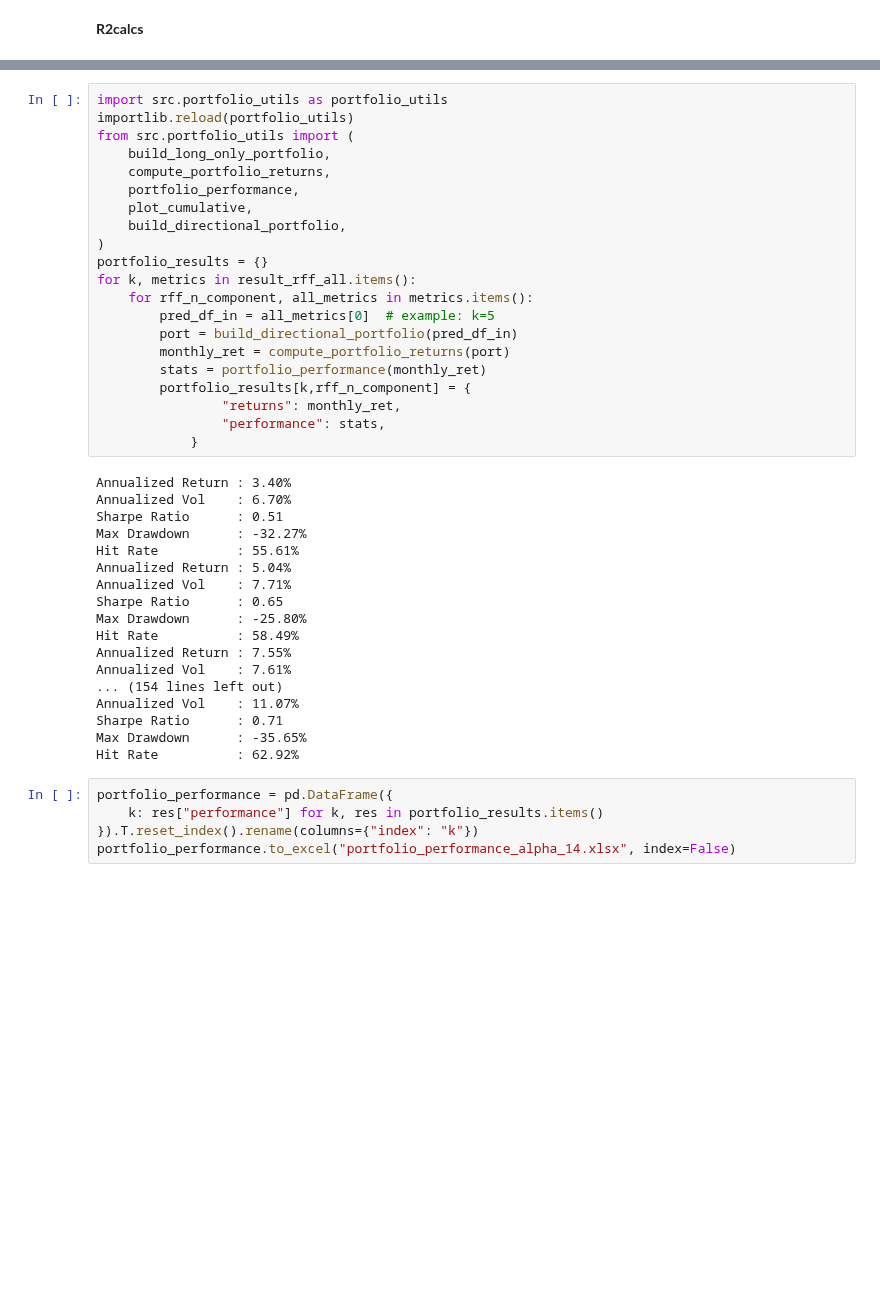
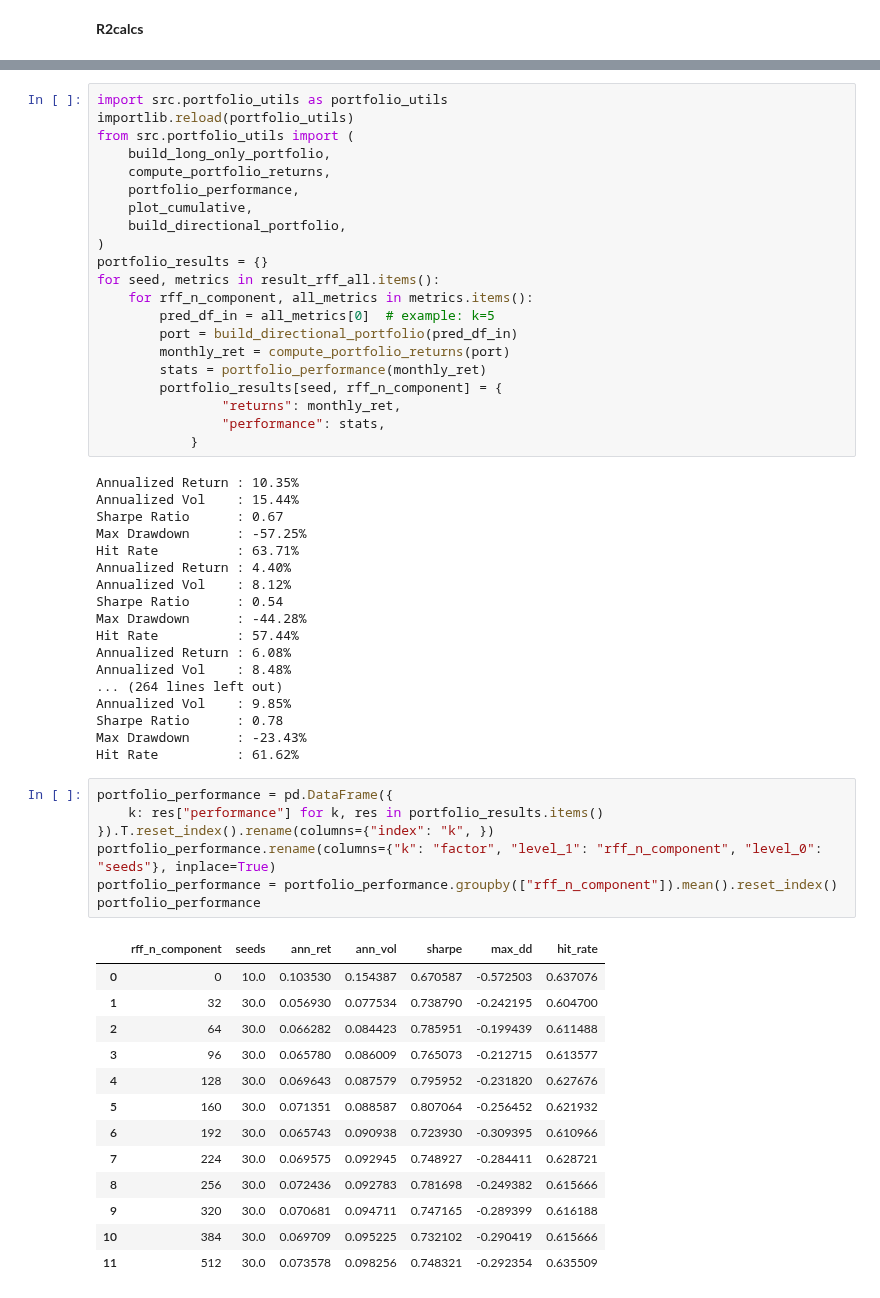
Before and after one commit to arshdeep11112000/TheVirtueOfComplexity_PaperReplication_Experimentation-master, a Jupyter notebook: notebooks/expermint_ppp.ipynb, the cells around one changed output, grey strips where cells are left out. Drawn from its saved outputs; the diff is of its cells as text; blank space fills up the shorter version.

```diff
--- a/notebooks/expermint_ppp.ipynb
+++ b/notebooks/expermint_ppp.ipynb
@@ -416,37 +468,53 @@ from src.portfolio_utils import (
     build_directional_portfolio,
 )
 portfolio_results = {}
-for k, metrics in result_rff_all.items():
+for seed, metrics in result_rff_all.items():
     for rff_n_component, all_metrics in metrics.items():
         pred_df_in = all_metrics[0]  # example: k=5
         port = build_directional_portfolio(pred_df_in)
         monthly_ret = compute_portfolio_returns(port)
         stats = portfolio_performance(monthly_ret)
-        portfolio_results[k,rff_n_component] = {
+        portfolio_results[seed, rff_n_component] = {
                 "returns": monthly_ret,
                 "performance": stats,
             }
 # %% [output]
-Annualized Return : 3.40%
-Annualized Vol    : 6.70%
-Sharpe Ratio      : 0.51
-Max Drawdown      : -32.27%
-Hit Rate          : 55.61%
-Annualized Return : 5.04%
-Annualized Vol    : 7.71%
-Sharpe Ratio      : 0.65
-Max Drawdown      : -25.80%
-Hit Rate          : 58.49%
-Annualized Return : 7.55%
-Annualized Vol    : 7.61%
-... (154 lines left out)
-Annualized Vol    : 11.07%
-Sharpe Ratio      : 0.71
-Max Drawdown      : -35.65%
-Hit Rate          : 62.92%
+Annualized Return : 10.35%
+Annualized Vol    : 15.44%
+Sharpe Ratio      : 0.67
+Max Drawdown      : -57.25%
+Hit Rate          : 63.71%
+Annualized Return : 4.40%
+Annualized Vol    : 8.12%
+Sharpe Ratio      : 0.54
+Max Drawdown      : -44.28%
+Hit Rate          : 57.44%
+Annualized Return : 6.08%
+Annualized Vol    : 8.48%
+... (264 lines left out)
+Annualized Vol    : 9.85%
+Sharpe Ratio      : 0.78
+Max Drawdown      : -23.43%
+Hit Rate          : 61.62%
 # %%
 portfolio_performance = pd.DataFrame({
     k: res["performance"] for k, res in portfolio_results.items()
-}).T.reset_index().rename(columns={"index": "k"})
-portfolio_performance.to_excel("portfolio_performance_alpha_14.xlsx", index=False)
+}).T.reset_index().rename(columns={"index": "k", })
+portfolio_performance.rename(columns={"k": "factor", "level_1": "rff_n_component", "level_0": "seeds"}, inplace=True)
+portfolio_performance = portfolio_performance.groupby(["rff_n_component"]).mean().reset_index()
+portfolio_performance
+# %% [output]
+|  | rff_n_component | seeds | ann_ret | ann_vol | sharpe | max_dd | hit_rate |
+| 0 | 0 | 10.0 | 0.103530 | 0.154387 | 0.670587 | -0.572503 | 0.637076 |
+| 1 | 32 | 30.0 | 0.056930 | 0.077534 | 0.738790 | -0.242195 | 0.604700 |
+| 2 | 64 | 30.0 | 0.066282 | 0.084423 | 0.785951 | -0.199439 | 0.611488 |
+| 3 | 96 | 30.0 | 0.065780 | 0.086009 | 0.765073 | -0.212715 | 0.613577 |
+| 4 | 128 | 30.0 | 0.069643 | 0.087579 | 0.795952 | -0.231820 | 0.627676 |
+| 5 | 160 | 30.0 | 0.071351 | 0.088587 | 0.807064 | -0.256452 | 0.621932 |
+| 6 | 192 | 30.0 | 0.065743 | 0.090938 | 0.723930 | -0.309395 | 0.610966 |
+| 7 | 224 | 30.0 | 0.069575 | 0.092945 | 0.748927 | -0.284411 | 0.628721 |
+| 8 | 256 | 30.0 | 0.072436 | 0.092783 | 0.781698 | -0.249382 | 0.615666 |
+| 9 | 320 | 30.0 | 0.070681 | 0.094711 | 0.747165 | -0.289399 | 0.616188 |
+| 10 | 384 | 30.0 | 0.069709 | 0.095225 | 0.732102 | -0.290419 | 0.615666 |
+| 11 | 512 | 30.0 | 0.073578 | 0.098256 | 0.748321 | -0.292354 | 0.635509 |
 # %%
```
Also changed, not shown: parts of 9 cells of this notebook, 10 other files.
